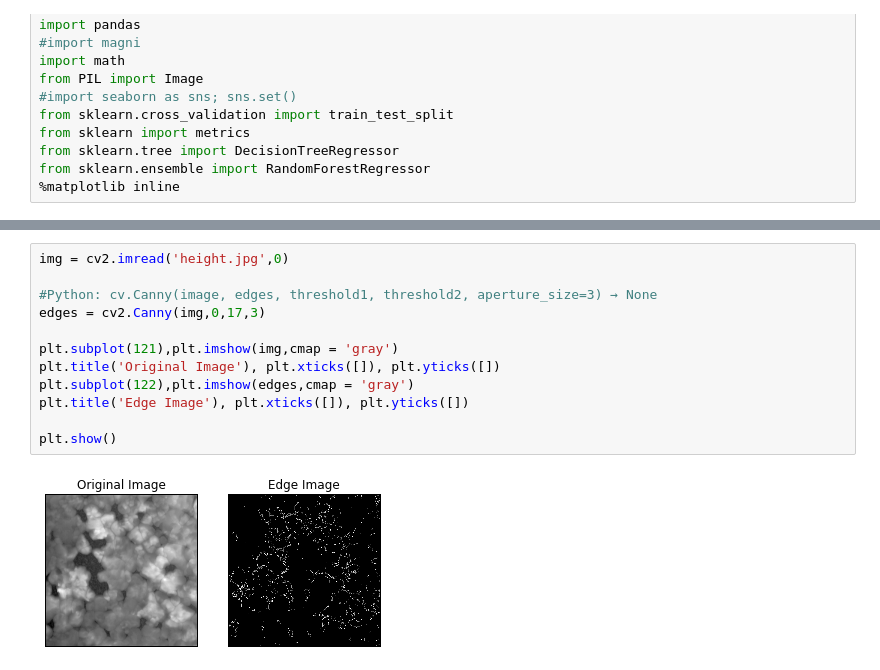
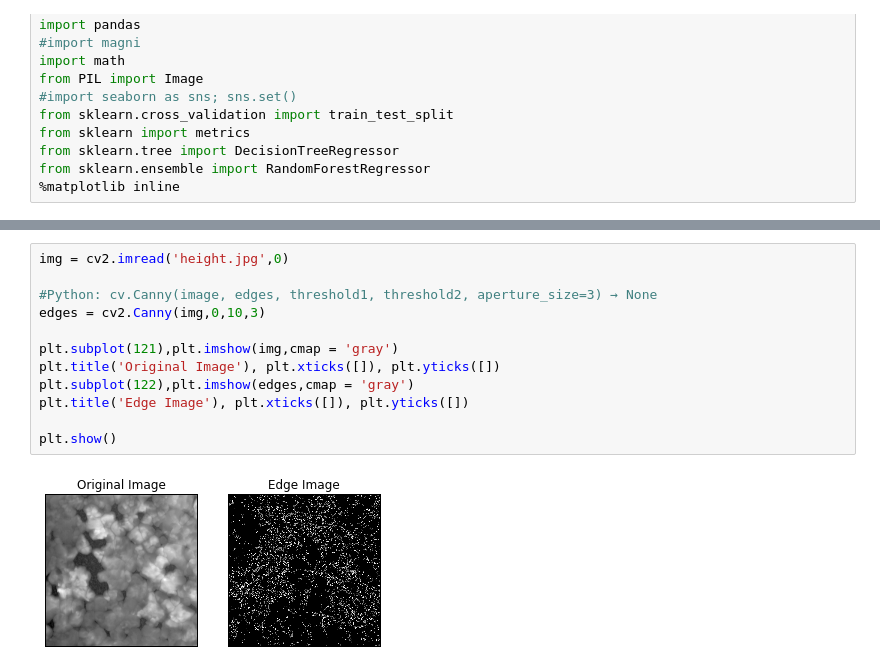
Before and after one commit to wesleybeckner/afm-miner, a Jupyter notebook: tech standup.ipynb, the cells around one changed output, grey strips where cells are left out. Saved outputs shown, nothing was run; the diff lists cells and outputs as text.

```diff
--- a/tech standup.ipynb
+++ b/tech standup.ipynb
@@ -30,14 +38,14 @@ Tutorial of Canny edge detection adapted from OpenCV [tutorials](https://opencv-
 # %%
 img = cv2.imread('height.jpg',0)
 
 #Python: cv.Canny(image, edges, threshold1, threshold2, aperture_size=3) → None
-edges = cv2.Canny(img,0,17,3)
+edges = cv2.Canny(img,0,10,3)
 
 plt.subplot(121),plt.imshow(img,cmap = 'gray')
 plt.title('Original Image'), plt.xticks([]), plt.yticks([])
 plt.subplot(122),plt.imshow(edges,cmap = 'gray')
 plt.title('Edge Image'), plt.xticks([]), plt.yticks([])
 
 plt.show()
 # %% [output]
-[figure, old version]
+[figure, new version]
```
Also changed, not shown: parts of 3 cells of this notebook.
